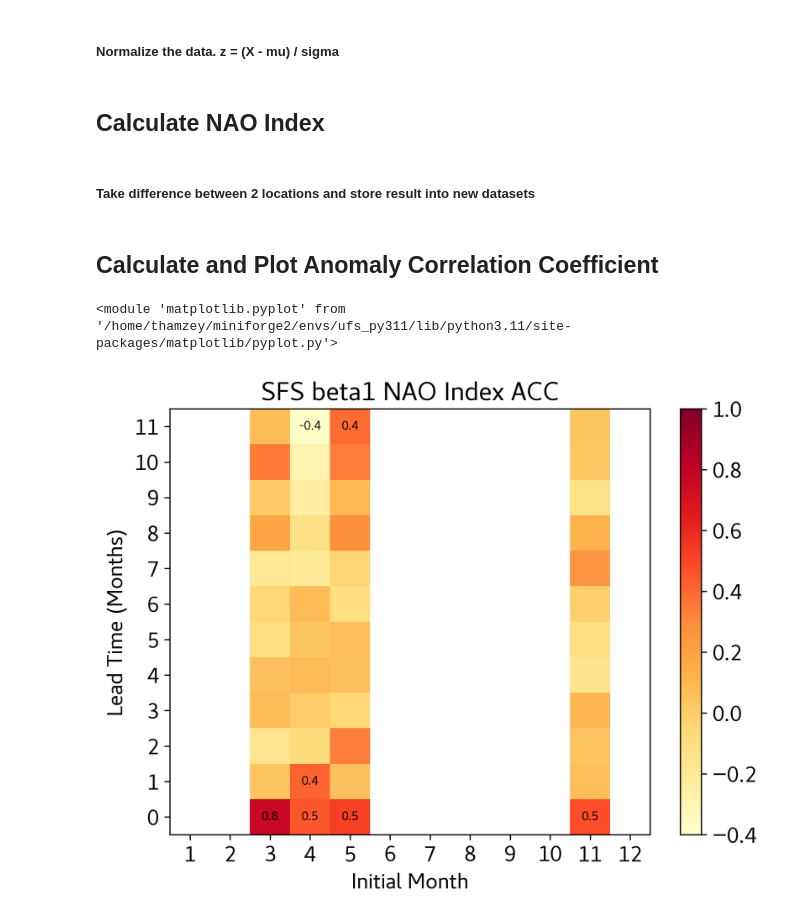
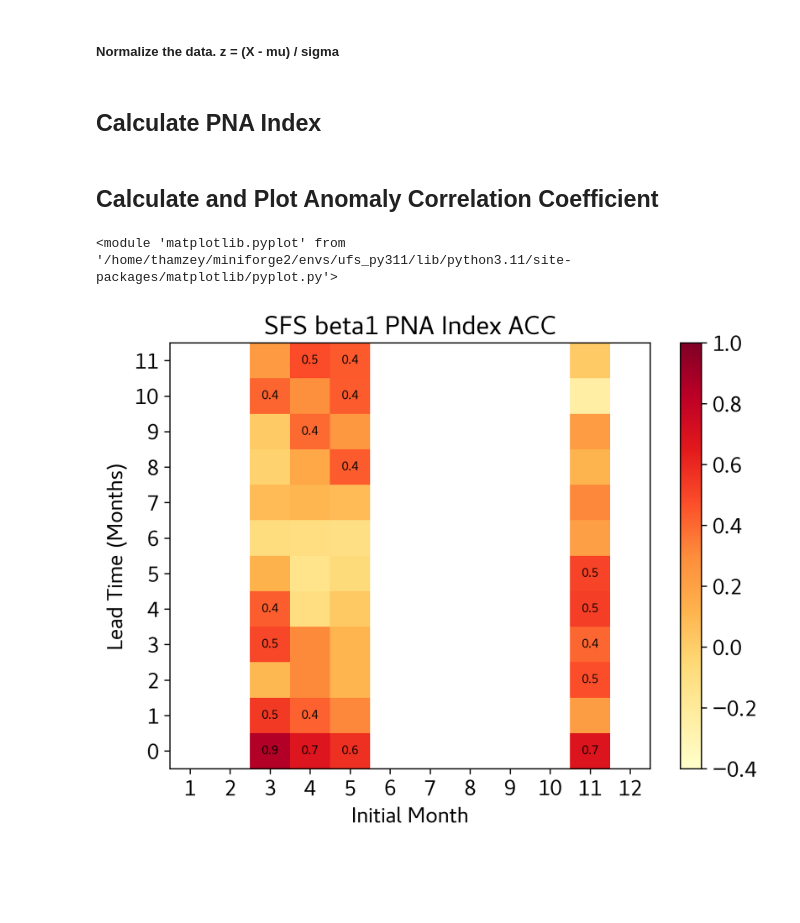
Before and after one commit to ufs-community/ufs-analysis, a Jupyter notebook: notebooks/sfs/pna/default/pna-index-acc-beta1.ipynb, the cells around one changed output. Saved outputs shown, nothing was run; the diff lists cells and outputs as text; code cells hidden in the pictures; blank space fills up the shorter version.

```diff
--- a/notebooks/sfs/pna/default/pna-index-acc-beta1.ipynb
+++ b/notebooks/sfs/pna/default/pna-index-acc-beta1.ipynb
@@ -156,30 +185,38 @@ era5_stats_2 = stats.calc_climatology_anomaly(era5_ds_2, area_mean=False)
 # Normalize UFS datasets
 ufs_da_1 = stats.normalize(da=ufs_ds_1[ufs_var], stats=ufs_stats_1)
 ufs_da_2 = stats.normalize(da=ufs_ds_2[ufs_var], stats=ufs_stats_2)
+ufs_da_3 = stats.normalize(da=ufs_ds_3[ufs_var], stats=ufs_stats_3)
+ufs_da_4 = stats.normalize(da=ufs_ds_4[ufs_var], stats=ufs_stats_4)
 # %%
 # Normalize VERIF datasets
 era5_da_1 = stats.normalize(da=era5_stats_1['monthly_mean'], stats=era5_stats_1)
 era5_da_2 = stats.normalize(da=era5_stats_2['monthly_mean'], stats=era5_stats_2)
+era5_da_3 = stats.normalize(da=era5_stats_3['monthly_mean'], stats=era5_stats_3)
+era5_da_4 = stats.normalize(da=era5_stats_4['monthly_mean'], stats=era5_stats_4)
 # %% [markdown]
-<h2>Calculate NAO Index</h2>
+<h2>Calculate PNA Index</h2>
-# %% [markdown]
-<h5>Take difference between 2 locations and store result into new datasets</h5>
 # %%
 ufs_da_1 = ufs_da_1.squeeze(['lat', 'lon'])  # flatten
 ufs_da_2 = ufs_da_2.squeeze(['lat', 'lon'])
+ufs_da_3 = ufs_da_3.squeeze(['lat', 'lon'])
+ufs_da_4 = ufs_da_4.squeeze(['lat', 'lon'])
+
 era5_da_1 = era5_da_1.squeeze(['lat', 'lon'])
 era5_da_2 = era5_da_2.squeeze(['lat', 'lon'])
+era5_da_3 = era5_da_3.squeeze(['lat', 'lon'])
+era5_da_4 = era5_da_4.squeeze(['lat', 'lon'])
 # %%
-ufs_ds_nao = (ufs_da_2 - ufs_da_1).to_dataset()
-era5_ds_nao = (era5_da_2 - era5_da_1).to_dataset()
+# Index
+ufs_pna = 0.25*(ufs_da_1 - ufs_da_2 + ufs_da_3 - ufs_da_4).to_dataset()
+era5_pna = 0.25*(era5_da_1 - era5_da_2 + era5_da_3 - era5_da_4).to_dataset()
 # %% [markdown]
 <h2>Calculate and Plot Anomaly Correlation Coefficient</h2>
 # %%
-stats.plot_acc_heatmap(ufs_da=ufs_ds_nao[ufs_var],
-                       verif_da=era5_ds_nao[era5_var],
-                       title=f'SFS {ufs_experiment} NAO Index ACC',
+stats.plot_acc_heatmap(ufs_da=ufs_pna[ufs_var],
+                       verif_da=era5_pna[era5_var],
+                       title=f'SFS {ufs_experiment} PNA Index ACC',
                        sigalpha=0.05,
                        dpi=300)
 # %% [output]
 <module 'matplotlib.pyplot' from '/home/thamzey/miniforge2/envs/ufs_py311/lib/python3.11/site-packages/matplotlib/pyplot.py'>
-[figure, old version]
+[figure, new version]
```
Also changed, not shown: parts of 14 cells of this notebook, 1 other file.
